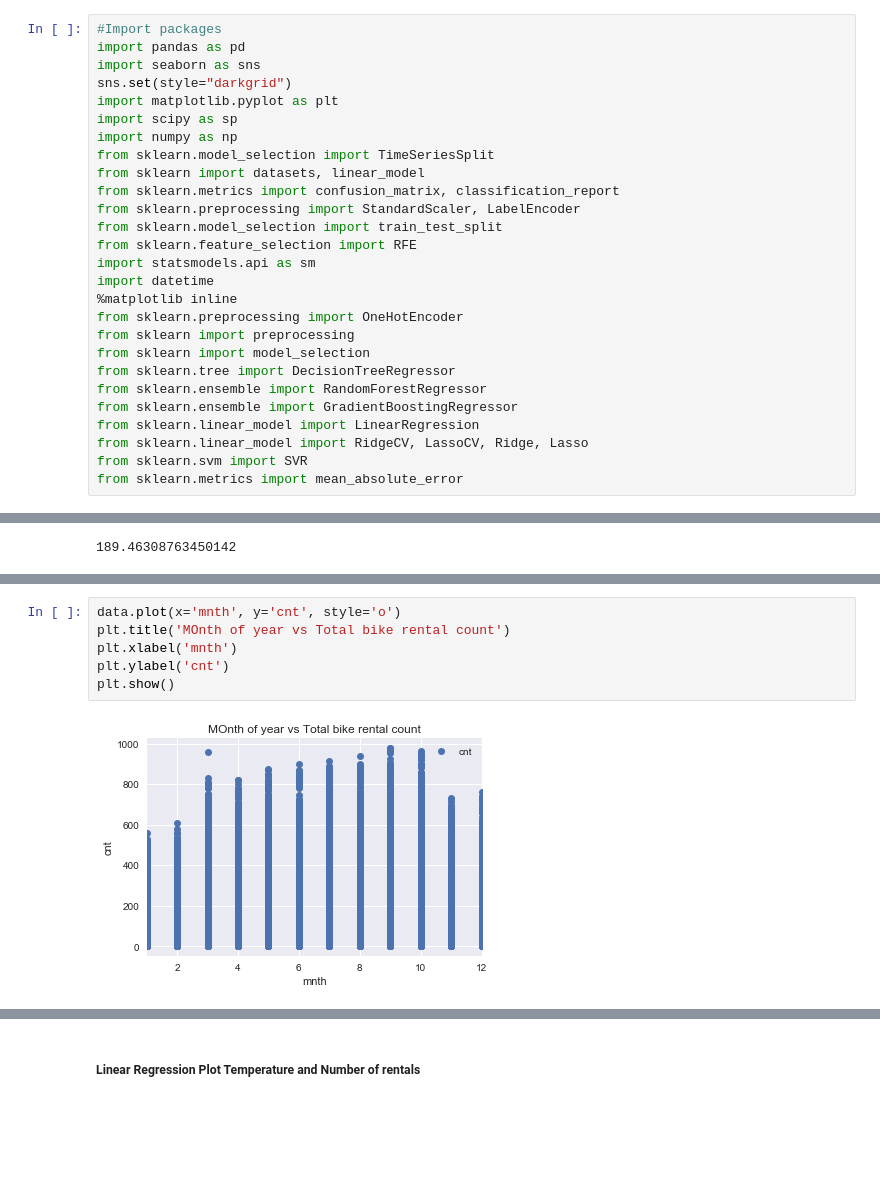
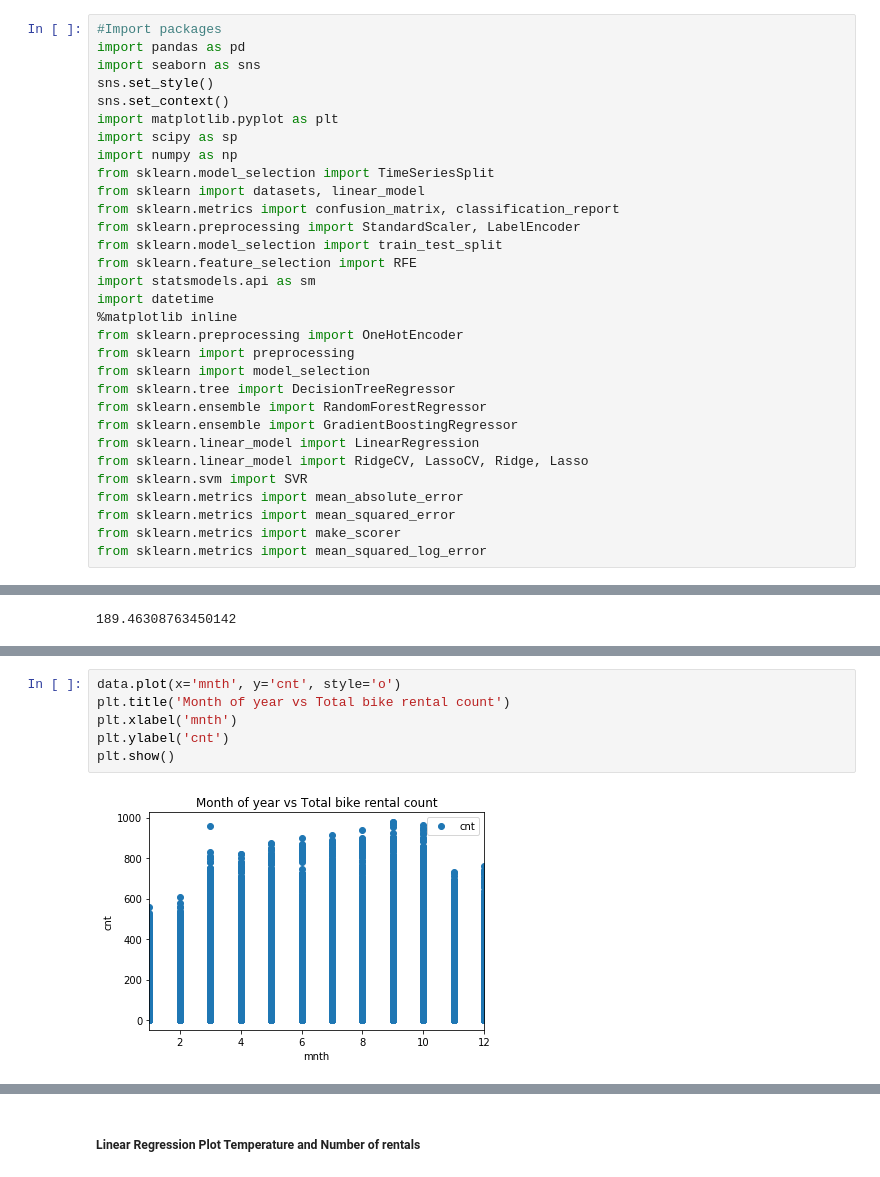
Before and after one commit to velitchko/machine-learning, a Jupyter notebook: assignment_1/bike_sharing.ipynb, the cells around one changed output, grey strips where cells are left out. Drawn from its saved outputs; the diff is of its cells as text; blank space fills up the shorter version.

```diff
--- a/assignment_1/bike_sharing.ipynb
+++ b/assignment_1/bike_sharing.ipynb
@@ -4,7 +4,8 @@
 #Import packages
 import pandas as pd
 import seaborn as sns
-sns.set(style="darkgrid")
+sns.set_style()
+sns.set_context()
 import matplotlib.pyplot as plt
 import scipy as sp
 import numpy as np
@@ -27,6 +28,9 @@ from sklearn.linear_model import LinearRegression
 from sklearn.linear_model import RidgeCV, LassoCV, Ridge, Lasso
 from sklearn.svm import SVR
 from sklearn.metrics import mean_absolute_error
+from sklearn.metrics import mean_squared_error
+from sklearn.metrics import make_scorer
+from sklearn.metrics import mean_squared_log_error
 # %% [markdown]
 # Load data set
 # %%
@@ -198,8 +271,8 @@ plt.show()
 # %%
 data.plot(x='mnth', y='cnt', style='o')
-plt.title('MOnth of year vs Total bike rental count')
+plt.title('Month of year vs Total bike rental count')
 plt.xlabel('mnth')
 plt.ylabel('cnt')
 plt.show()
 # %% [output]
-[figure, old version]
+[figure, new version]
```
Also changed, not shown: parts of 94 cells of this notebook, 4 other files.
